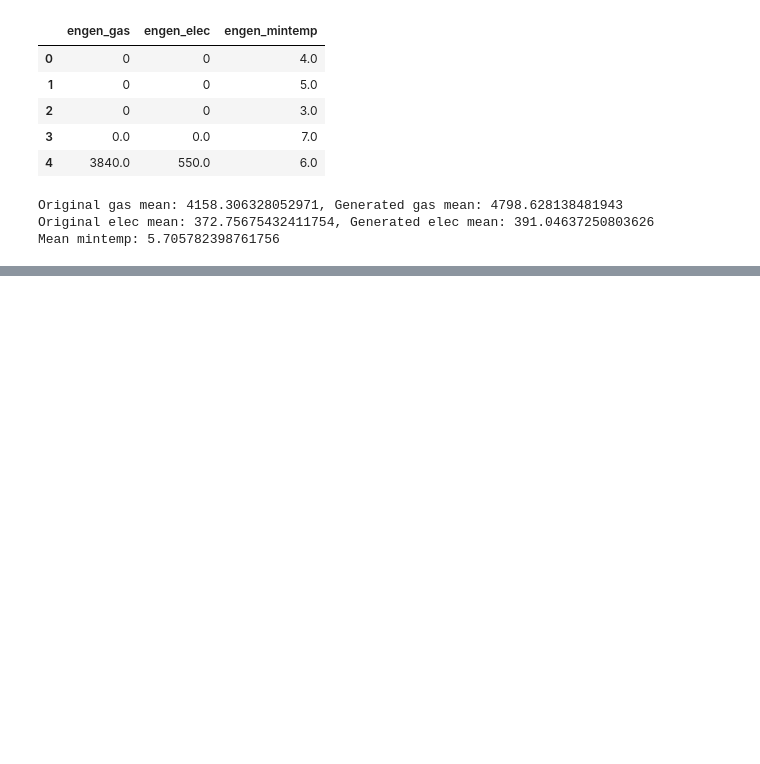
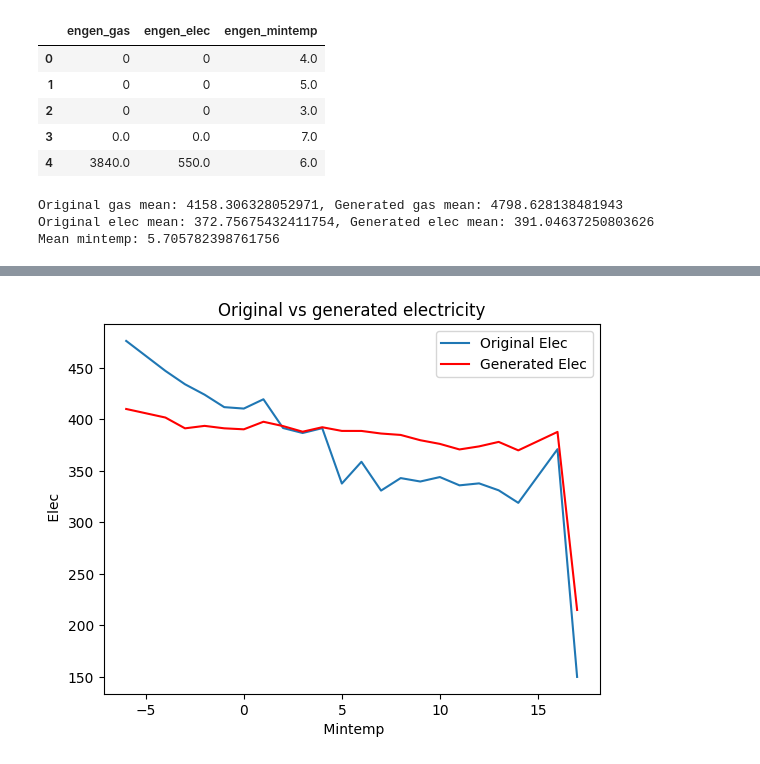
Before and after one commit to eoghanjmckenna/makemore, a Jupyter notebook: notebooks/dual_decoder.ipynb, the cells around one changed output, grey strips where cells are left out. Drawn from its saved outputs; the diff is of its cells as text; code cells hidden in the pictures; blank space fills up the shorter version.

Commit message:
compared elec as well

```diff
--- a/notebooks/dual_decoder.ipynb
+++ b/notebooks/dual_decoder.ipynb
@@ -908,0 +909,17 @@ plt.show()
+# %%
+# let's do the same for electricity
+temp_data = pd.DataFrame({'orig_elec': orig_elec, 'orig_mintemp': orig_mintemp})
+temp_data2 = pd.DataFrame({'engen_elec': engen_elec, 'engen_mintemp': engen_mintemp})
+# groupby orig_mintemp and get the average orig_elec
+grouped = temp_data.groupby('orig_mintemp').mean().reset_index()
+grouped_gen = temp_data2.groupby('engen_mintemp').mean().reset_index()
+grouped_gen = grouped_gen.sort_values(by='engen_mintemp')
+plt.plot(grouped['orig_mintemp'], grouped['orig_elec'], label='Original Elec')
+plt.plot(grouped_gen['engen_mintemp'], grouped_gen['engen_elec'], color='red',label='Generated Elec')
+plt.xlabel(' Mintemp')
+plt.ylabel(' Elec')
+plt.title('Original vs generated electricity')
+plt.legend()
+plt.show()
+# %% [output]
+[figure, added]
```
Also changed, not shown: parts of 1 cell of this notebook.
